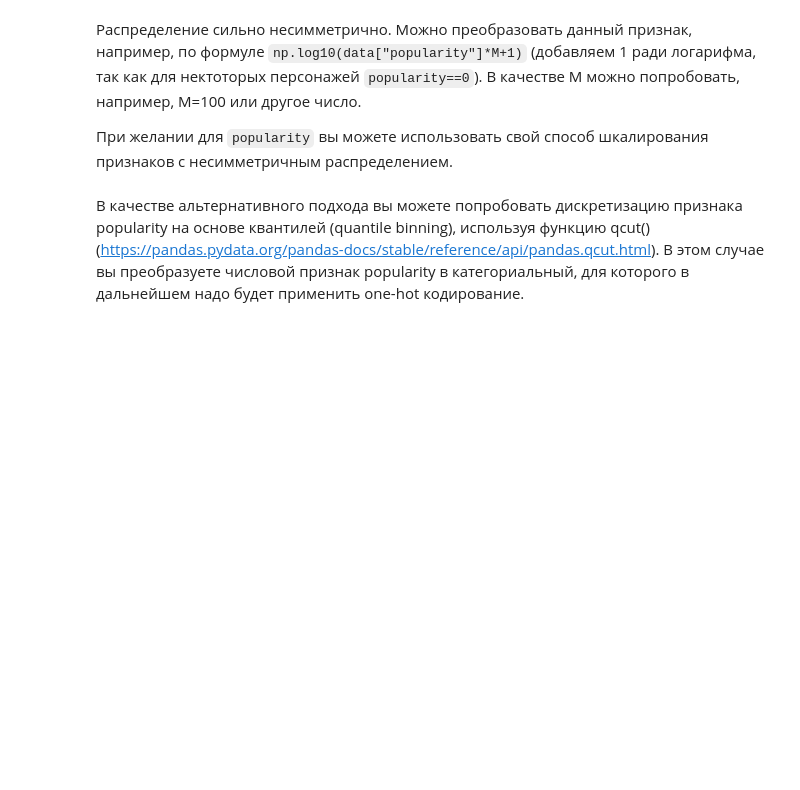
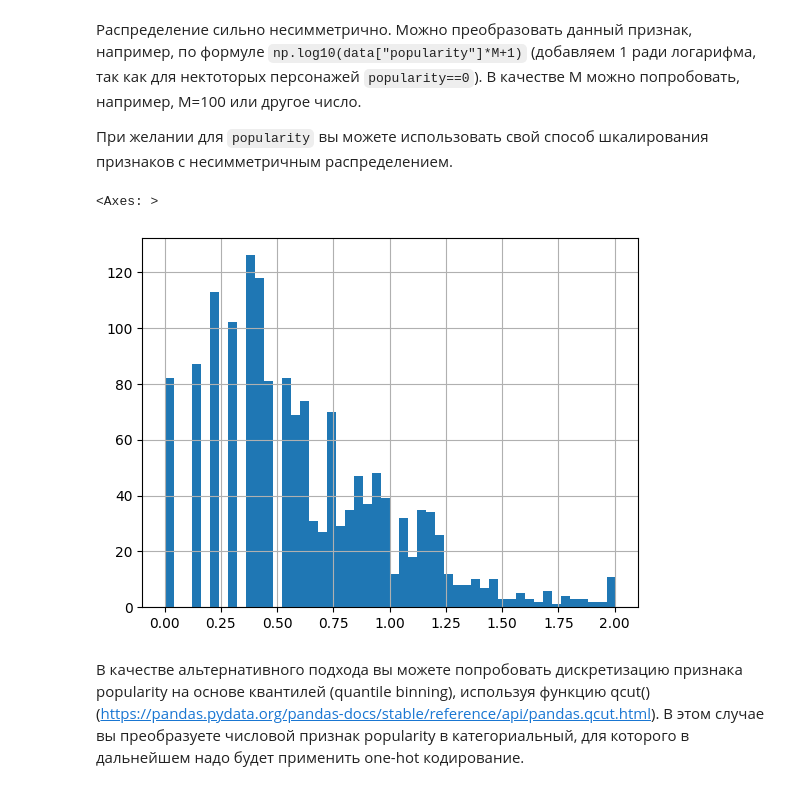
Before and after one commit to kelpi-e/DLS, a Jupyter notebook: week_01_ml_intro/Homework/hw_1_game_of_thrones.ipynb, the cells around one changed output. Cells and saved outputs as stored; diff of their text form; code cells hidden in the pictures; blank space fills up the shorter version.

```diff
--- a/week_01_ml_intro/Homework/hw_1_game_of_thrones.ipynb
+++ b/week_01_ml_intro/Homework/hw_1_game_of_thrones.ipynb
@@ -196,6 +203,13 @@ https://docs.google.com/spreadsheets/d/1tqsFj87D595IfsiGnZLurMkizwemSw5cTqn7_wZf
 Распределение сильно несимметрично. Можно преобразовать данный признак, например, по формуле `np.log10(data["popularity"]*M+1)` (добавляем 1 ради логарифма, так как для нектоторых персонажей `popularity==0`). В качестве M можно попробовать, например, M=100 или другое число.
 
 При желании для `popularity` вы можете использовать свой способ шкалирования признаков с несимметричным распределением.
+# %%
+M = 100
+df['popularity_log'] = np.log10(df['popularity'] * M + 1)
+df['popularity_log'].hist(bins=50)
+# %% [output]
+<Axes: >
+[figure, added]
 # %% [markdown]
 В качестве альтернативного подхода вы можете попробовать дискретизацию признака popularity на основе квантилей (quantile binning), используя функцию qcut() (https://pandas.pydata.org/pandas-docs/stable/reference/api/pandas.qcut.html). В этом случае вы преобразуете числовой признак popularity в категориальный, для которого в дальнейшем надо будет применить one-hot кодирование.
 # %% [markdown]
```
Also changed, not shown: parts of 27 cells of this notebook.
